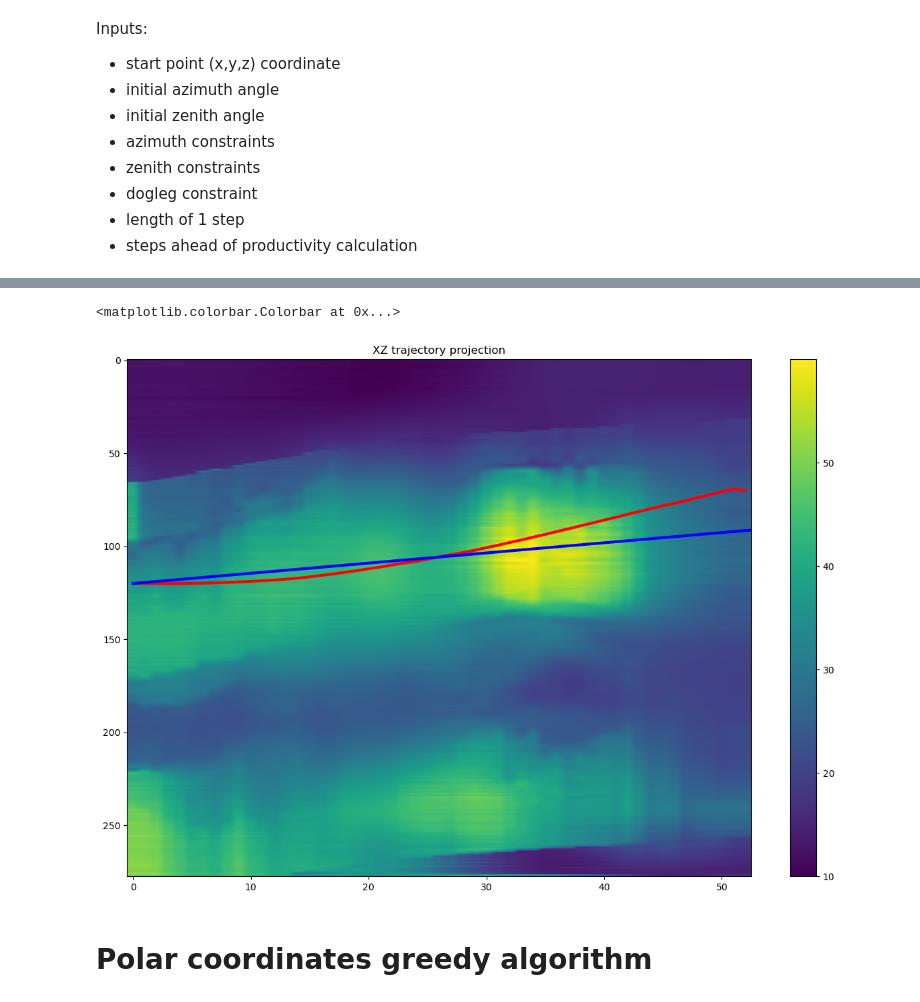
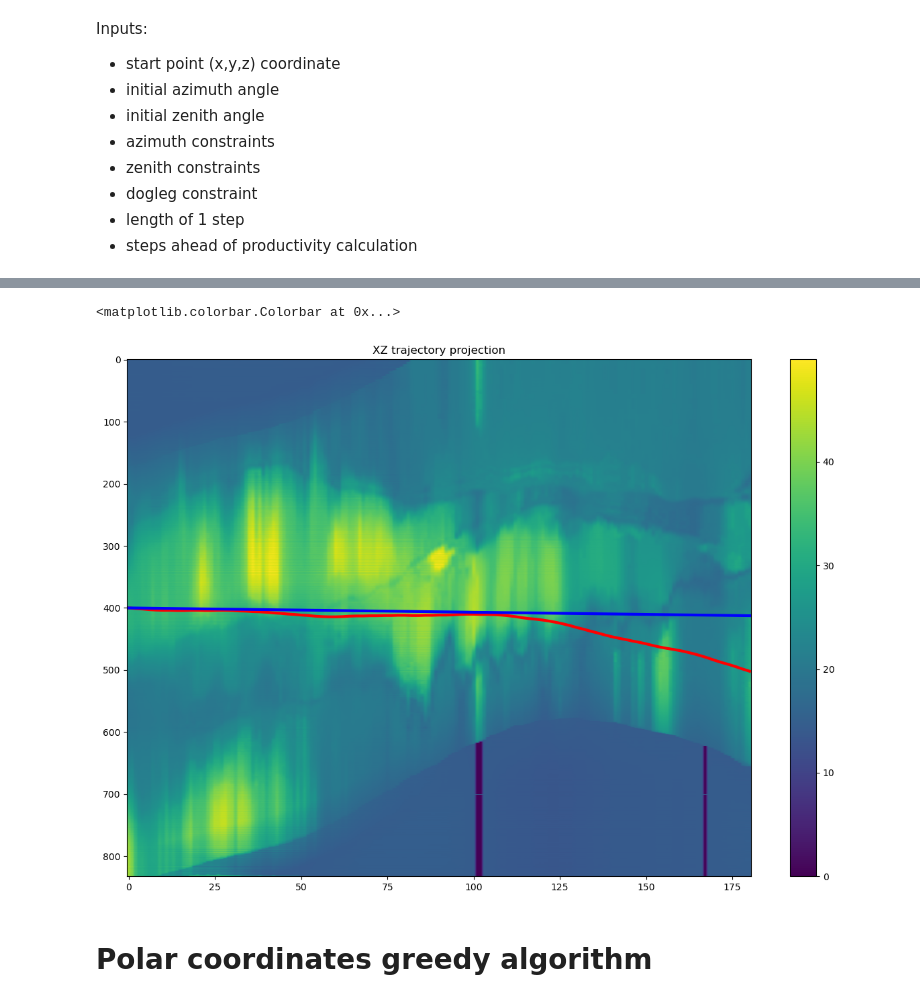
Before and after one commit to Genndoso/Geosteering_based_on_resistivity, a Jupyter notebook: Algorithm/3D_geosteering/Geosteering_presentation1.ipynb, the cells around one changed output, grey strips where cells are left out. Saved outputs shown, nothing was run; the diff lists cells and outputs as text; code cells hidden in the pictures.

```diff
--- a/Algorithm/3D_geosteering/Geosteering_presentation1.ipynb
+++ b/Algorithm/3D_geosteering/Geosteering_presentation1.ipynb
@@ -67,6 +68,6 @@ file = open("./RL/3D_301.833.2055.pickle",'rb')
 cube_3d = pickle.load(file)
 # %%
-volume_cut= cube_3d[::2,::2,::2]
-volume_cut = np.einsum('abc->acb', volume_cut)
+volume_cut= cube_3d[::1,::1,::1]
+# volume_cut = np.einsum('abc->acb', volume_cut)
 volume_cut.shape
 # %% [output]
@@ -118,7 +117,7 @@ volume_cut.shape
 # %%
-greedy_1 = greedy_geosteering_polar(volume_cut, length = 5, steps_ahead = 3,
-    start_point = [40,150,20], init_inclination = 0, init_azimut = 0, angle_constraint_per_m=10,
-    min_azimut=-20, max_azimut=180, min_zenith=0, max_zenith=92,
-    step_incl = 2, step_azi = 2)
+greedy_1 = greedy_geosteering_polar(volume_cut, length = 1, steps_ahead = 3,
+    start_point = [20,20,100], init_inclination = 88, init_azimut = 0, angle_constraint_per_m=0.1,
+    min_azimut=-20, max_azimut = 20, min_zenith=70, max_zenith=92,
+    step_incl = 1, step_azi = 1)
 traj_x, traj_y, traj_z = greedy_1.traj_planning()
 # %% [output]
@@ -142,20 +140,0 @@ OFV = [478.35]
-# %%
-
-x = []
-z = []
-y = []
-property_along_y = []
-property_along_x = []
-property_along_z = []
-for i in range(0,len(traj_x)):
-    x.append(traj_x[i])
-    z.append(traj_z[i])
-    y.append(traj_y[i])
-    property_along_y.append(volume_cut[round(traj_x[i]),:,round(traj_z[i])].T)
-    property_along_x.append(volume_cut[:,round(traj_y[i]),round(traj_z[i])].T)
-    property_along_z.append(volume_cut[round(traj_x[i]),round(traj_y[i]),:].T)
-
-
-x_t = np.array(x)
-z_t = np.array(z)
-y_t = np.array(y)
@@ -177,7 +185,7 @@ plt.colorbar(p_map)
 # %%
 traj_x_2 =  [traj_x[0],  traj_x[-1]]
 traj_y_2 =  [traj_y[0], traj_y[-1]]
-traj_z_2 =  [traj_z[0],traj_z[50], traj_z[-1]]
+traj_z_2 =  [traj_z[0], traj_z[-1]]
 # %%
 
 x = []
@@ -198,21 +206,20 @@ for i in range(0,len(traj_x)):
 x_t = np.array(x)
 z_t = np.array(z)
 y_t = np.array(y)
-fig, ax = plt.subplots(1,1, figsize = (15,10))
+
 property_along_y_arr = np.array(property_along_y)
 property_along_x_arr = np.array(property_along_x)
 property_along_z_arr = np.array(property_along_z)
-ax.plot(y_t, color = 'r', linewidth = 3 )
-ax.set_title('XZ trajectory projection')
-ax.plot([0,91],traj_y_2, color = 'b', linewidth = 3 )
-
-#ax.imshow(property_along_z_arr.T[::-1])
-
-p_map = ax.imshow(property_along_y_arr.T[::-1], aspect='auto')
-plt.colorbar(p_map)
-# %% [output]
-<matplotlib.colorbar.Colorbar at 0x...>
-[figure, removed]
+# %%
+fig, ax = plt.subplots(1,1, figsize = (15,10))
+ax.plot(z_t, color = 'r', linewidth = 3 )
+ax.set_title('XZ trajectory projection')
+ax.plot([0,1471],traj_z_2, color = 'b', linewidth = 3 )
+p_map = ax.imshow(property_along_z_arr.T[::-1], aspect='auto')
+plt.colorbar(p_map)
+# %% [output]
+<matplotlib.colorbar.Colorbar at 0x...>
+[figure, added]
 # %% [markdown]
 # Polar coordinates greedy algorithm
 # %%
```
Also changed, not shown: parts of 17 cells of this notebook, 2 other files.
